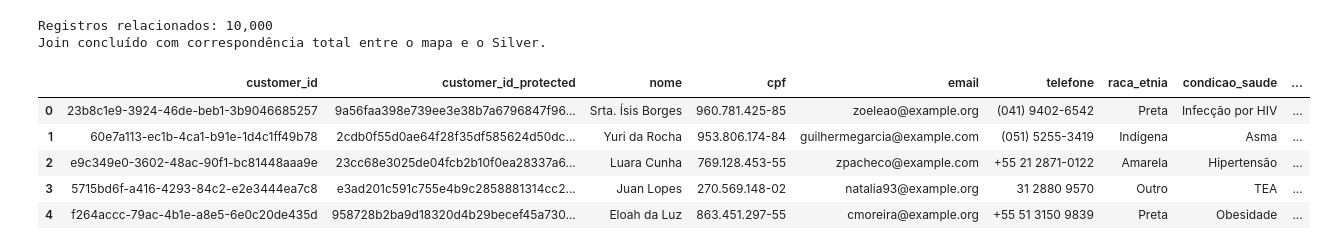
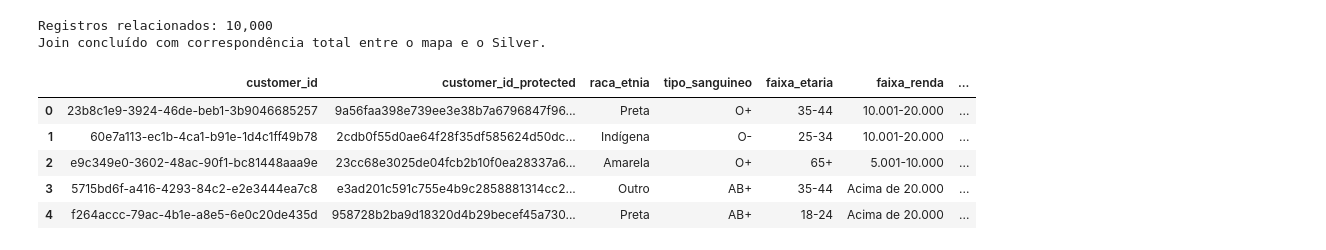
Before and after one commit to milenoepifanio/lgpd-data-protection-pipeline, a Jupyter notebook: notebooks/trace_customer_identity.ipynb, the cells around one changed output. Cells and saved outputs as stored; diff of their text form; code cells hidden in the pictures.

```diff
--- a/notebooks/trace_customer_identity.ipynb
+++ b/notebooks/trace_customer_identity.ipynb
@@ -96,32 +96,28 @@ Join concluído com correspondência total entre o mapa e o Silver.
 # %%
 display_columns = [
     "customer_id",
     "customer_id_protected",
-    "nome",
-    "cpf",
-    "email",
-    "telefone",
     "raca_etnia",
     "condicao_saude",
     "tipo_sanguineo",
     "estado",
     "faixa_etaria",
     "faixa_renda",
     "quantidade_compras",
     "ticket_medio",
 ]
 
 available_columns = [
     column
     for column in display_columns
     if column in identity_with_silver.columns
 ]
 
 display(identity_with_silver[available_columns].head(5))
 # %% [output]
-|  | customer_id | customer_id_protected | nome | cpf | email | telefone | raca_etnia | condicao_saude | ... |
-| 0 | 23b8c1e9-3924-46de-beb1-3b9046685257 | 9a56faa398e739ee3e38b7a6796847f96... | Srta. Ísis Borges | 960.781.425-85 | zoeleao@example.org | (041) 9402-6542 | Preta | Infecção por HIV | ... |
-| 1 | 60e7a113-ec1b-4ca1-b91e-1d4c1ff49b78 | 2cdb0f55d0ae64f28f35df585624d50dc... | Yuri da Rocha | 953.806.174-84 | guilhermegarcia@example.com | (051) 5255-3419 | Indígena | Asma | ... |
-| 2 | e9c349e0-3602-48ac-90f1-bc81448aaa9e | 23cc68e3025de04fcb2b10f0ea28337a6... | Luara Cunha | 769.128.453-55 | zpacheco@example.com | +55 21 2871-0122 | Amarela | Hipertensão | ... |
-| 3 | 5715bd6f-a416-4293-84c2-e2e3444ea7c8 | e3ad201c591c755e4b9c2858881314cc2... | Juan Lopes | 270.569.148-02 | natalia93@example.org | 31 2880 9570 | Outro | TEA | ... |
-| 4 | f264accc-79ac-4b1e-a8e5-6e0c20de435d | 958728b2ba9d18320d4b29becef45a730... | Eloah da Luz | 863.451.297-55 | cmoreira@example.org | +55 51 3150 9839 | Preta | Obesidade | ... |
+|  | customer_id | customer_id_protected | raca_etnia | tipo_sanguineo | faixa_etaria | faixa_renda | ... |
+| 0 | 23b8c1e9-3924-46de-beb1-3b9046685257 | 9a56faa398e739ee3e38b7a6796847f96... | Preta | O+ | 35-44 | 10.001-20.000 | ... |
+| 1 | 60e7a113-ec1b-4ca1-b91e-1d4c1ff49b78 | 2cdb0f55d0ae64f28f35df585624d50dc... | Indígena | O- | 25-34 | 10.001-20.000 | ... |
+| 2 | e9c349e0-3602-48ac-90f1-bc81448aaa9e | 23cc68e3025de04fcb2b10f0ea28337a6... | Amarela | O+ | 65+ | 5.001-10.000 | ... |
+| 3 | 5715bd6f-a416-4293-84c2-e2e3444ea7c8 | e3ad201c591c755e4b9c2858881314cc2... | Outro | AB+ | 35-44 | Acima de 20.000 | ... |
+| 4 | f264accc-79ac-4b1e-a8e5-6e0c20de435d | 958728b2ba9d18320d4b29becef45a730... | Preta | AB+ | 18-24 | Acima de 20.000 | ... |
```
Also changed, not shown: parts of 1 cell of this notebook, 20 other files.
